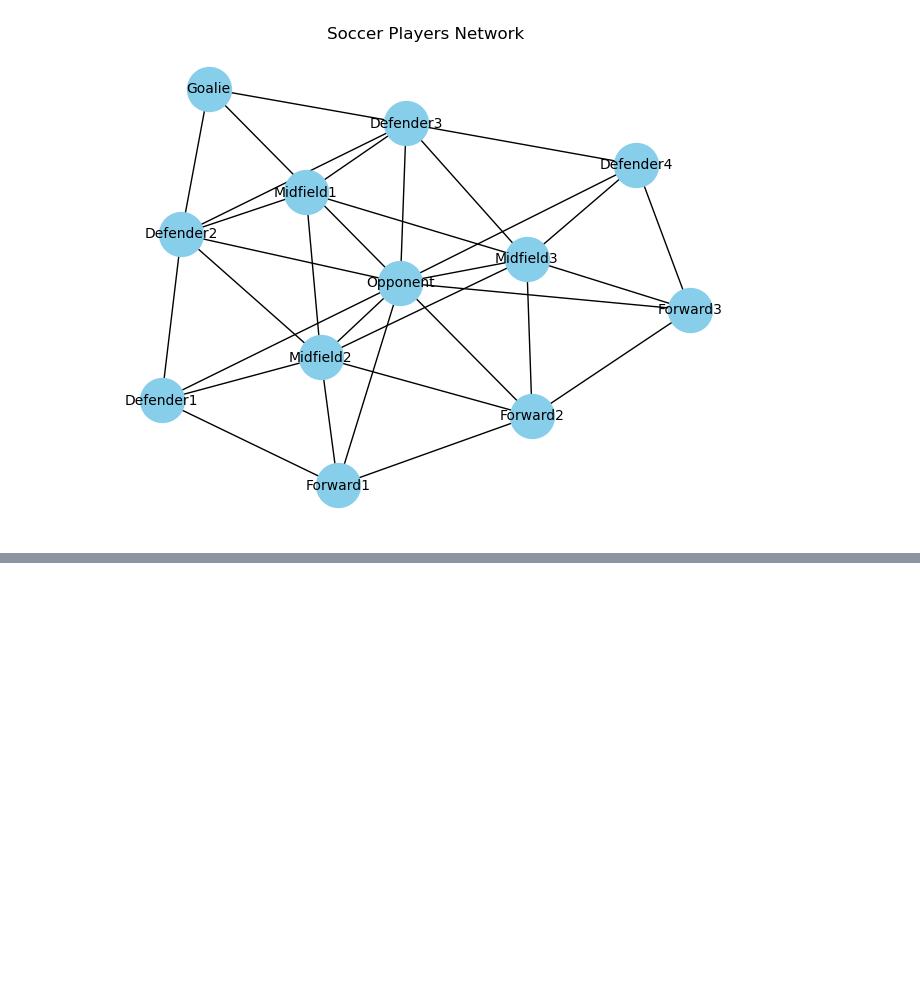
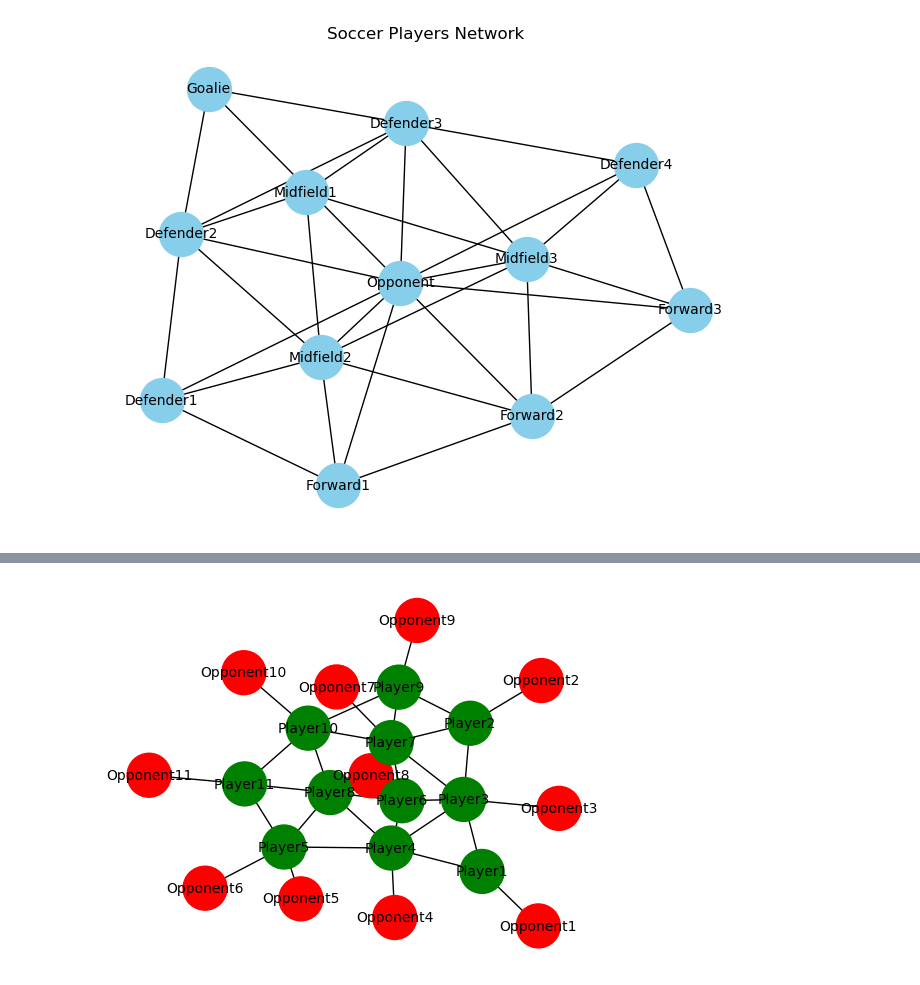
Before and after one commit to ZhuShuairong/3025Project, a Jupyter notebook: Group Project.ipynb, the cells around one changed output, grey strips where cells are left out. Cells and saved outputs as stored; diff of their text form; code cells hidden in the pictures; blank space fills up the shorter version.

```diff
--- a/Group Project.ipynb
+++ b/Group Project.ipynb
@@ -221,10 +226,10 @@ def update_state(G, node):
     # update states in G_copy to achieve simultaneous updates
     global GoalsPositive
     global GoalsNegative
-    team_neighbor = []
+    team_neighbors = []
     forward_neighbors = []
     opp_neighbors = []
-    team_neighbor.clear()
+    team_neighbors.clear()
     forward_neighbors.clear()
     neighbors = set(list(nx.all_neighbors(G,node)))
     for n in neighbors:
@@ -304,9 +304,0 @@ print(list(nx.all_neighbors(G,"Opponent")))
-# %%
-node = "Midfield2"
-opp_neighbor = []
-neighbors = set(list(nx.all_neighbors(G,node)))
-for n in neighbors:
-    if G.nodes[n]['state'] == State.OPPONENT:
-        opp_neighbor.append(n)
-print(random.choice(opp_neighbor))
-opp_neighbor.clear()
@@ -314,0 +379,25 @@ Opponent
+# %%
+#Shadow opponents
+opponentStatistics = [
+   #["Opponent", shotattempts, scoring, passing, tackling, dribbling, name],
+    ["Opponent1", 0, 0.64, 0.652, 0, 0, "Shadow Ramsdale"],
+    ["Opponent2", 0.59, 0.5, 0.868, 0.667, 1, "Shadow Kiwior"],
+    ["Opponent3", 0.85, 0.43, 0.893, 0.529, 0.333, "Shadow Gabriel"],
+    ["Opponent4", 0.19, 0.38, 0.925, 0.607, 0.40, "Shadow Saliba"],
+    ["Opponent5", 0.24, 0.75, 0.872, 0.613, 0.429, "Shadow White"],
+    ["Opponent6", 0.07, 0, 0.909, 0.389, 0.333, "Shadow Jorginho"],
+    ["Opponent7", 0.94, 0.35, 0.91, 0.618, 0.56, "Shadow Rice"],
+    ["Opponent8", 0.94, 0.33, 0.872, 0.382, 0.543, "Shadow Ødegaard"],
+    ["Opponent9", 0.64, 0.35, 0.762, 0.688, 0.571, "Shadow Trossard"],
+    ["Opponent10", 0.92, 0.33, 0.841, 0.44, 0.435, "Shadow Havertz"],
+    ["Opponent11", 0.86, 0.35 ,0.831, 0.531, 0.476, "Shadow Saka"],
+]
+# %%
+class State:
+    TEAM = 0
+    OPPONENT = 1
+
+STATE2COLOR = {
+    State.TEAM: "Green",
+    State.OPPONENT: "Red",
+}
@@ -314,0 +587,6 @@ Opponent
+# %%
+fig, ax = plt.subplots()
+pos = nx.spring_layout(SG)
+nx.draw(SG, pos, with_labels=True, node_size=1000, node_color=[STATE2COLOR[SG.nodes[node]["state"]] for node in SG.nodes], font_size=10)
+# %% [output]
+[figure, added]
```
Also changed, not shown: parts of 15 cells of this notebook.
